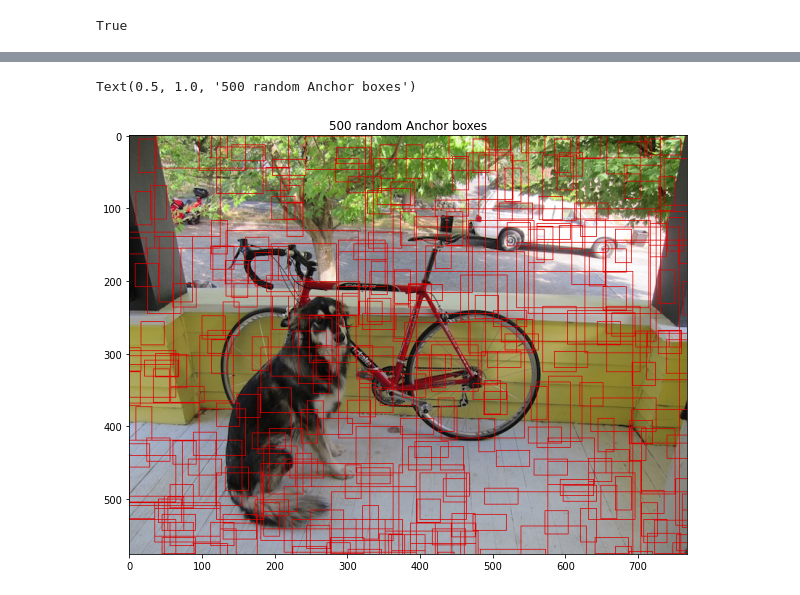
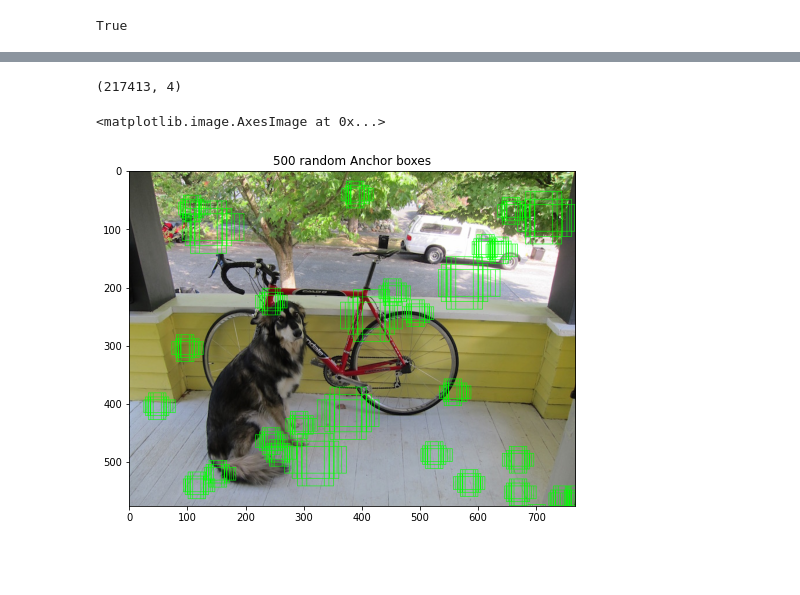
Before and after one commit to YassYe/Deeplearning-Workshops-FYP, a Jupyter notebook: ObjectDetection.ipynb, the cells around one changed output, grey strips where cells are left out. Saved outputs shown, nothing was run; the diff lists cells and outputs as text; code cells hidden in the pictures; blank space fills up the shorter version.

```diff
--- a/ObjectDetection.ipynb
+++ b/ObjectDetection.ipynb
@@ -108,21 +108,24 @@ Below we will visualize 200 random anchor boxes what Faster R-CNN introduced.
 # %%
 iggAnchor = cv2.imread("testimg1.jpg")
 iggAnchor = cv2.cvtColor(iggAnchor, cv2.COLOR_BGR2RGB)
 anchorBoxes = np.array(outputs[0][0])
-randIdx = np.random.randint(0,anchorBoxes.shape[0], (500))
+randIdx = np.random.randint(0,anchorBoxes.shape[0], (50))
+print(anchorBoxes.shape)
 
 for i in randIdx:
-    box = anchorBoxes[i,:]
-    igg = cv2.rectangle(iggAnchor,
-                  (int(box[0]), int(box[1])),
-                  (int(box[2]), int(box[3])),
-                  (220, 0, 0), 1)
-plt.figure(figsize = (10,10))
+    for j in range(9):
+        box = anchorBoxes[i+j,:]
+        igg = cv2.rectangle(iggAnchor,
+                    (int(box[0]), int(box[1])),
+                    (int(box[2]), int(box[3])),
+                    (0, 255, 0), 1)
+plt.figure(figsize = (8,8))
+plt.title("500 random Anchor boxes")
 plt.imshow(iggAnchor)
-plt.title("500 random Anchor boxes")
 # %% [output]
-Text(0.5, 1.0, '500 random Anchor boxes')
+(217413, 4)
+<matplotlib.image.AxesImage at 0x...>
-[figure, old version]
+[figure, new version]
 # %%
 ## Obtain output of RPN layer
 outputs = []
```
Also changed, not shown: parts of 7 cells of this notebook.
